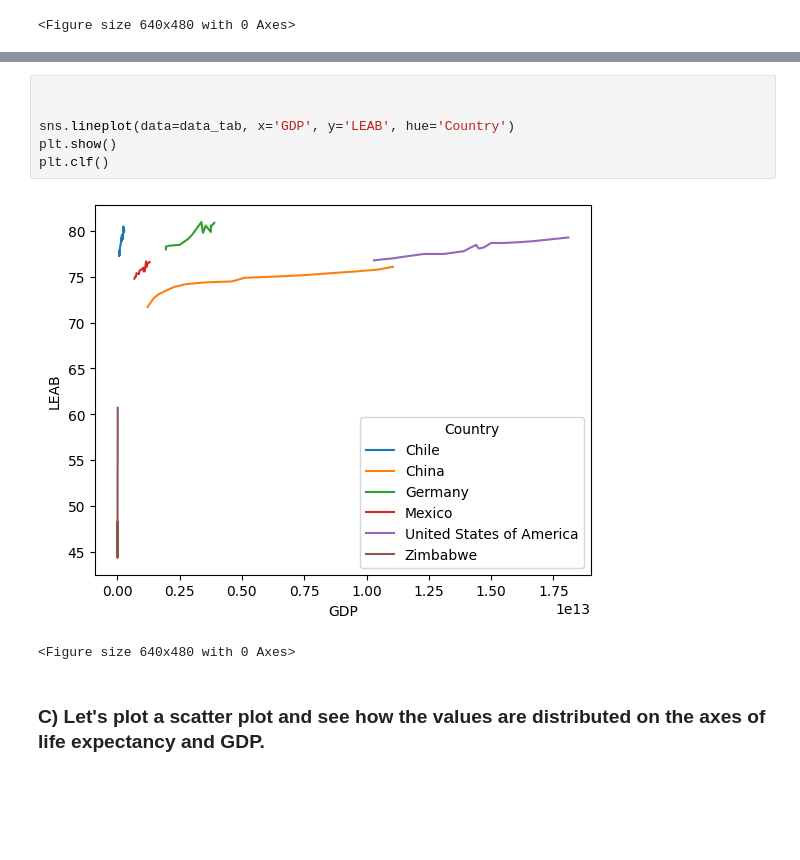
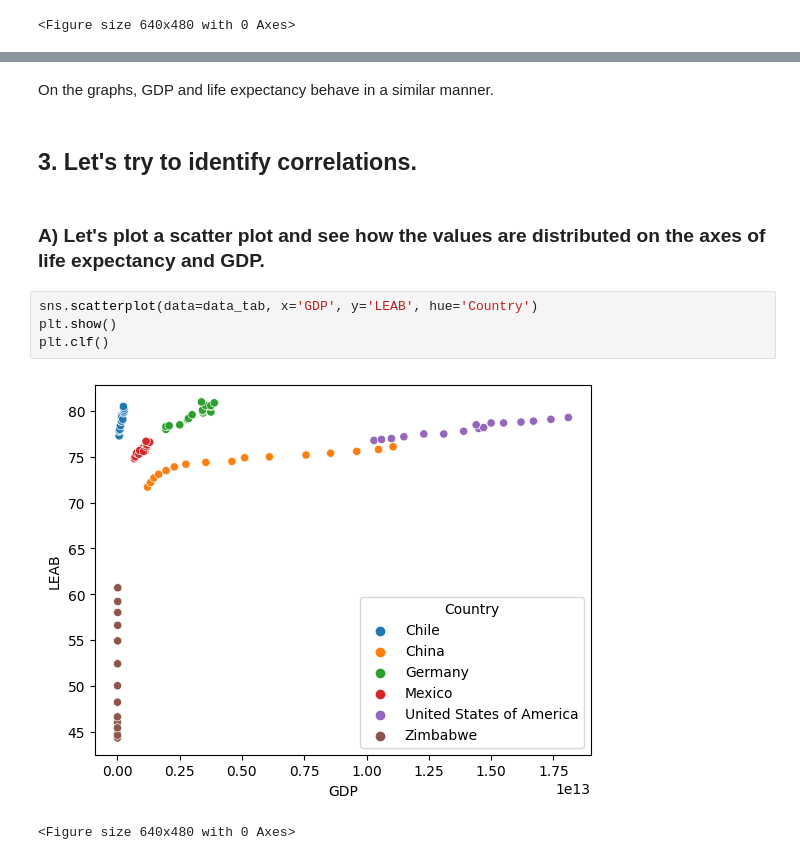
Before and after one commit to RUDMUSO/Projects, a Jupyter notebook: Life-Expectancy-and-GDP/life_expectancy_gdp.ipynb, the cells around one changed output, grey strips where cells are left out. Drawn from its saved outputs; the diff is of its cells as text; blank space fills up the shorter version.

Commit message:
project_GDP_and_life_expectancy_15.05.14.33

```diff
--- a/Life-Expectancy-and-GDP/life_expectancy_gdp.ipynb
+++ b/Life-Expectancy-and-GDP/life_expectancy_gdp.ipynb
@@ -68,11 +114,13 @@ plt.clf()
+# %% [markdown]
+On the graphs, GDP and life expectancy behave in a similar manner.
+# %% [markdown]
+## 3. Let's try to identify correlations.
+# %% [markdown]
+### A) Let's plot a scatter plot and see how the values are distributed on the axes of life expectancy and GDP.
 # %%
-
-
-sns.lineplot(data=data_tab, x='GDP', y='LEAB', hue='Country')
+sns.scatterplot(data=data_tab, x='GDP', y='LEAB', hue='Country')
 plt.show()
 plt.clf()
 # %% [output]
-[figure, old version]
+[figure, new version]
 <Figure size 640x480 with 0 Axes>
-# %% [markdown]
-### C) Let's plot a scatter plot and see how the values are distributed on the axes of life expectancy and GDP.
```
Also changed, not shown: parts of 12 cells of this notebook.
